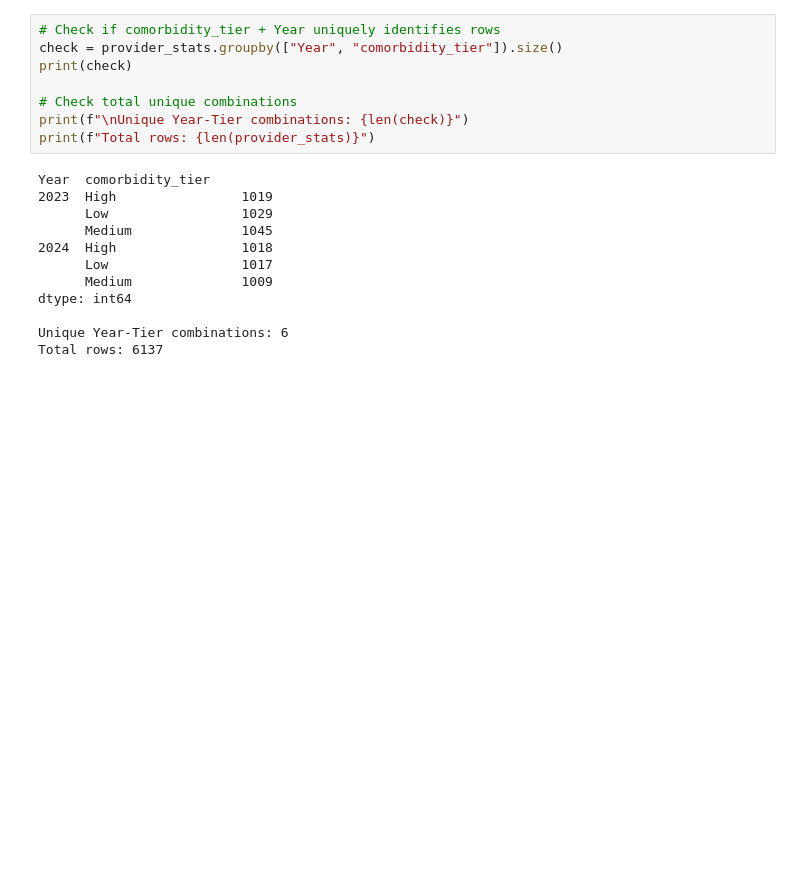
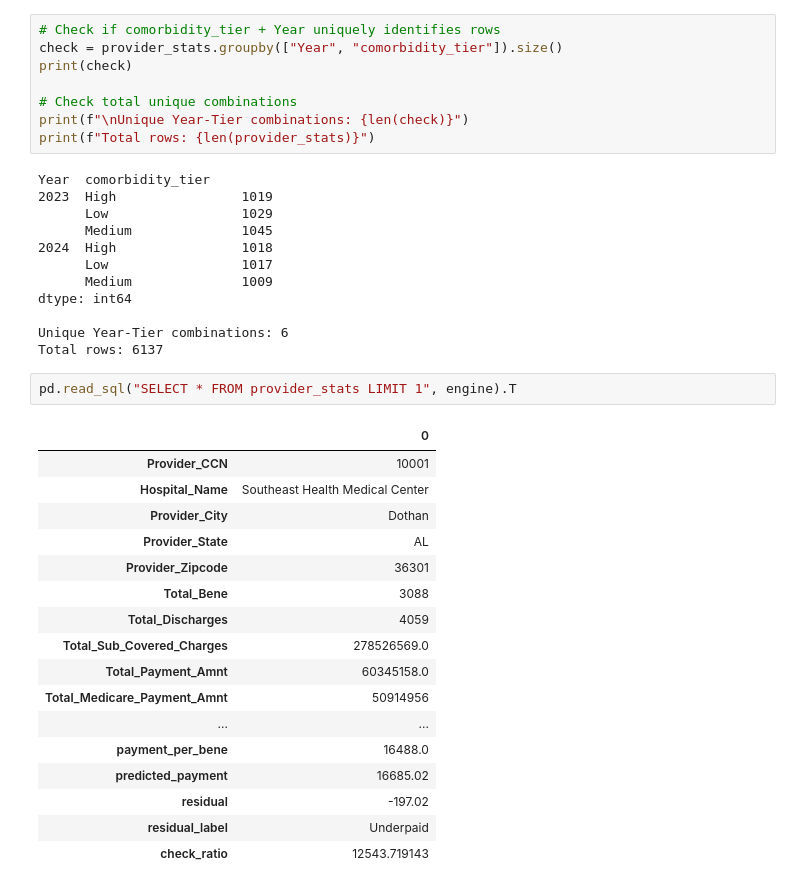
Before and after one commit to swamini-21/cms-medicare-analysis, a Jupyter notebook: notebooks/ETL_Pipeline.ipynb, the cells around one changed output. Cells and saved outputs as stored; diff of their text form; blank space fills up the shorter version.

```diff
--- a/notebooks/ETL_Pipeline.ipynb
+++ b/notebooks/ETL_Pipeline.ipynb
@@ -1035,3 +1036,23 @@ dtype: int64
 
 Unique Year-Tier combinations: 6
 Total rows: 6137
+# %%
+pd.read_sql("SELECT * FROM provider_stats LIMIT 1", engine).T
+# %% [output]
+|  | 0 |
+| Provider_CCN | 10001 |
+| Hospital_Name | Southeast Health Medical Center |
+| Provider_City | Dothan |
+| Provider_State | AL |
+| Provider_Zipcode | 36301 |
+| Total_Bene | 3088 |
+| Total_Discharges | 4059 |
+| Total_Sub_Covered_Charges | 278526569.0 |
+| Total_Payment_Amnt | 60345158.0 |
+| Total_Medicare_Payment_Amnt | 50914956 |
+| ... | ... |
+| payment_per_bene | 16488.0 |
+| predicted_payment | 16685.02 |
+| residual | -197.02 |
+| residual_label | Underpaid |
+| check_ratio | 12543.719143 |
```
Also changed, not shown: parts of 9 cells of this notebook.
